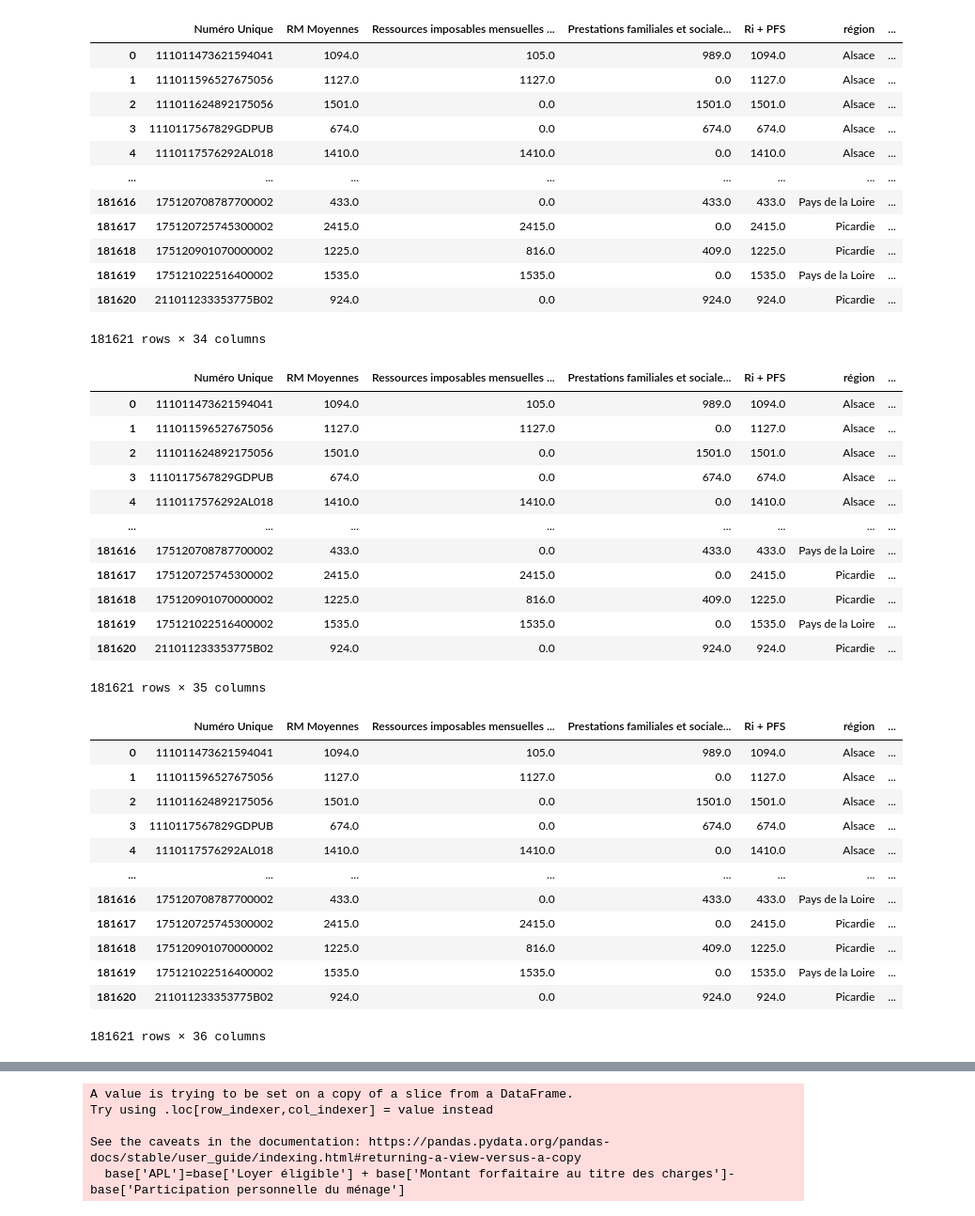
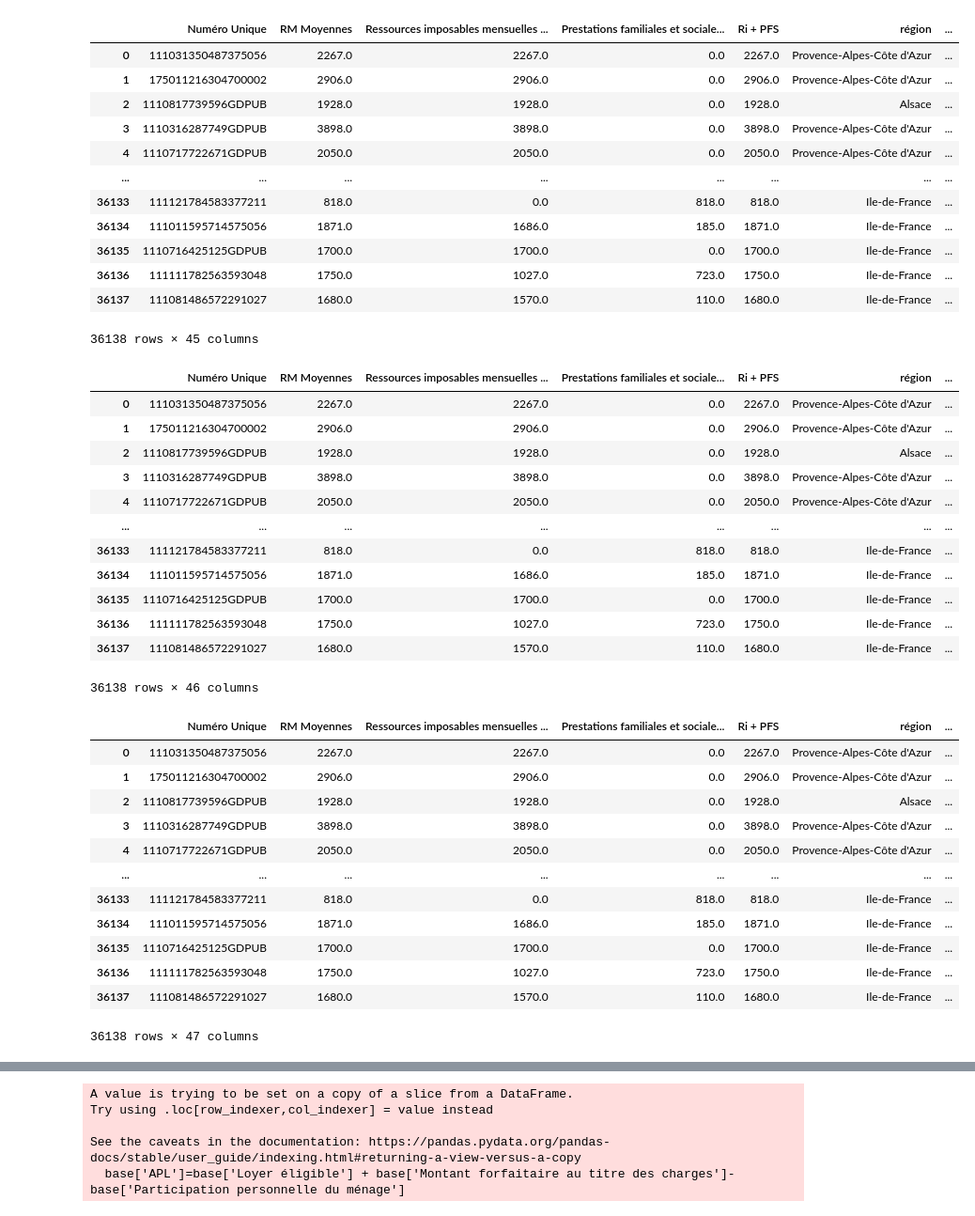
Before and after one commit to cmllbll/Social-Housing-in-France, a Jupyter notebook: Taux effort.ipynb, the cells around one changed output, grey strips where cells are left out. Shown at 94% size. Cells and saved outputs as stored; diff of their text form; code cells hidden in the pictures.

```diff
--- a/Taux effort.ipynb
+++ b/Taux effort.ipynb
@@ -4,7 +4,8 @@ import pandas
 import pandas as pd
 import matplotlib.pyplot as plt
 # %%
-df = pd.read_csv(r'C:\Users\arceb\PycharmProjects\pythonProject/Paris_final.csv', index_col = 0)
+df = pd.read_csv(r'C:\Users\arceb\PycharmProjects\pythonProject/MGP_final.csv', index_col = 0)
+#dfd = pd.read_csv(r'C:\Users\arceb\PycharmProjects\pythonProject/Paris_final.csv', index_col = 0)
 # %%
 df
 # %% [output]
@@ -96,40 +86,40 @@ def plafond_loyer_3(compo_foyer):
 # %%
 df['PL'] = (df['Composition foyer demandeur']).apply(plafond_loyer)
 # %%
-df = a.merge(b, how='outer')
+#df = a.merge(b, how='outer')
 # %%
 df
 # %% [output]
 |  | Numéro Unique | RM Moyennes | Ressources imposables mensuelles ... | Prestations familiales et sociale... | Ri + PFS | région | ... |
-| 0 | 111011473621594041 | 1094.0 | 105.0 | 989.0 | 1094.0 | Alsace | ... |
-| 1 | 111011596527675056 | 1127.0 | 1127.0 | 0.0 | 1127.0 | Alsace | ... |
-| 2 | 111011624892175056 | 1501.0 | 0.0 | 1501.0 | 1501.0 | Alsace | ... |
-| 3 | 1110117567829GDPUB | 674.0 | 0.0 | 674.0 | 674.0 | Alsace | ... |
-| 4 | 1110117576292AL018 | 1410.0 | 1410.0 | 0.0 | 1410.0 | Alsace | ... |
+| 0 | 111031350487375056 | 2267.0 | 2267.0 | 0.0 | 2267.0 | Provence-Alpes-Côte d'Azur | ... |
+| 1 | 175011216304700002 | 2906.0 | 2906.0 | 0.0 | 2906.0 | Provence-Alpes-Côte d'Azur | ... |
+| 2 | 1110817739596GDPUB | 1928.0 | 1928.0 | 0.0 | 1928.0 | Alsace | ... |
+| 3 | 1110316287749GDPUB | 3898.0 | 3898.0 | 0.0 | 3898.0 | Provence-Alpes-Côte d'Azur | ... |
+| 4 | 1110717722671GDPUB | 2050.0 | 2050.0 | 0.0 | 2050.0 | Provence-Alpes-Côte d'Azur | ... |
 | ... | ... | ... | ... | ... | ... | ... | ... |
-| 181616 | 175120708787700002 | 433.0 | 0.0 | 433.0 | 433.0 | Pays de la Loire | ... |
-| 181617 | 175120725745300002 | 2415.0 | 2415.0 | 0.0 | 2415.0 | Picardie | ... |
-| 181618 | 175120901070000002 | 1225.0 | 816.0 | 409.0 | 1225.0 | Picardie | ... |
-| 181619 | 175121022516400002 | 1535.0 | 1535.0 | 0.0 | 1535.0 | Pays de la Loire | ... |
-| 181620 | 211011233353775B02 | 924.0 | 0.0 | 924.0 | 924.0 | Picardie | ... |
+| 36133 | 111121784583377211 | 818.0 | 0.0 | 818.0 | 818.0 | Ile-de-France | ... |
+| 36134 | 111011595714575056 | 1871.0 | 1686.0 | 185.0 | 1871.0 | Ile-de-France | ... |
+| 36135 | 1110716425125GDPUB | 1700.0 | 1700.0 | 0.0 | 1700.0 | Ile-de-France | ... |
+| 36136 | 111111782563593048 | 1750.0 | 1027.0 | 723.0 | 1750.0 | Ile-de-France | ... |
+| 36137 | 111081486572291027 | 1680.0 | 1570.0 | 110.0 | 1680.0 | Ile-de-France | ... |
-181621 rows × 34 columns
+36138 rows × 45 columns
 # %%
-df['L']=df[['Loyer montant mensuel','PL']].min(axis=1)
+df['L']=df[['Montant loyer mensuel du logement attribué\n','PL']].min(axis=1)
 df
 # %% [output]
 |  | Numéro Unique | RM Moyennes | Ressources imposables mensuelles ... | Prestations familiales et sociale... | Ri + PFS | région | ... |
-| 0 | 111011473621594041 | 1094.0 | 105.0 | 989.0 | 1094.0 | Alsace | ... |
-| 1 | 111011596527675056 | 1127.0 | 1127.0 | 0.0 | 1127.0 | Alsace | ... |
-| 2 | 111011624892175056 | 1501.0 | 0.0 | 1501.0 | 1501.0 | Alsace | ... |
-| 3 | 1110117567829GDPUB | 674.0 | 0.0 | 674.0 | 674.0 | Alsace | ... |
-| 4 | 1110117576292AL018 | 1410.0 | 1410.0 | 0.0 | 1410.0 | Alsace | ... |
+| 0 | 111031350487375056 | 2267.0 | 2267.0 | 0.0 | 2267.0 | Provence-Alpes-Côte d'Azur | ... |
+| 1 | 175011216304700002 | 2906.0 | 2906.0 | 0.0 | 2906.0 | Provence-Alpes-Côte d'Azur | ... |
+| 2 | 1110817739596GDPUB | 1928.0 | 1928.0 | 0.0 | 1928.0 | Alsace | ... |
+| 3 | 1110316287749GDPUB | 3898.0 | 3898.0 | 0.0 | 3898.0 | Provence-Alpes-Côte d'Azur | ... |
+| 4 | 1110717722671GDPUB | 2050.0 | 2050.0 | 0.0 | 2050.0 | Provence-Alpes-Côte d'Azur | ... |
 | ... | ... | ... | ... | ... | ... | ... | ... |
-| 181616 | 175120708787700002 | 433.0 | 0.0 | 433.0 | 433.0 | Pays de la Loire | ... |
-| 181617 | 175120725745300002 | 2415.0 | 2415.0 | 0.0 | 2415.0 | Picardie | ... |
-| 181618 | 175120901070000002 | 1225.0 | 816.0 | 409.0 | 1225.0 | Picardie | ... |
-| 181619 | 175121022516400002 | 1535.0 | 1535.0 | 0.0 | 1535.0 | Pays de la Loire | ... |
-| 181620 | 211011233353775B02 | 924.0 | 0.0 | 924.0 | 924.0 | Picardie | ... |
+| 36133 | 111121784583377211 | 818.0 | 0.0 | 818.0 | 818.0 | Ile-de-France | ... |
+| 36134 | 111011595714575056 | 1871.0 | 1686.0 | 185.0 | 1871.0 | Ile-de-France | ... |
+| 36135 | 1110716425125GDPUB | 1700.0 | 1700.0 | 0.0 | 1700.0 | Ile-de-France | ... |
+| 36136 | 111111782563593048 | 1750.0 | 1027.0 | 723.0 | 1750.0 | Ile-de-France | ... |
+| 36137 | 111081486572291027 | 1680.0 | 1570.0 | 110.0 | 1680.0 | Ile-de-France | ... |
-181621 rows × 35 columns
+36138 rows × 46 columns
 # %%
 def charges(compo_foyer):
     if compo_foyer=="Personne seule":
@@ -153,18 +143,18 @@ df['C'] = df['Composition foyer demandeur'].apply(charges)
 df
 # %% [output]
 |  | Numéro Unique | RM Moyennes | Ressources imposables mensuelles ... | Prestations familiales et sociale... | Ri + PFS | région | ... |
-| 0 | 111011473621594041 | 1094.0 | 105.0 | 989.0 | 1094.0 | Alsace | ... |
-| 1 | 111011596527675056 | 1127.0 | 1127.0 | 0.0 | 1127.0 | Alsace | ... |
-| 2 | 111011624892175056 | 1501.0 | 0.0 | 1501.0 | 1501.0 | Alsace | ... |
-| 3 | 1110117567829GDPUB | 674.0 | 0.0 | 674.0 | 674.0 | Alsace | ... |
-| 4 | 1110117576292AL018 | 1410.0 | 1410.0 | 0.0 | 1410.0 | Alsace | ... |
+| 0 | 111031350487375056 | 2267.0 | 2267.0 | 0.0 | 2267.0 | Provence-Alpes-Côte d'Azur | ... |
+| 1 | 175011216304700002 | 2906.0 | 2906.0 | 0.0 | 2906.0 | Provence-Alpes-Côte d'Azur | ... |
+| 2 | 1110817739596GDPUB | 1928.0 | 1928.0 | 0.0 | 1928.0 | Alsace | ... |
+| 3 | 1110316287749GDPUB | 3898.0 | 3898.0 | 0.0 | 3898.0 | Provence-Alpes-Côte d'Azur | ... |
+| 4 | 1110717722671GDPUB | 2050.0 | 2050.0 | 0.0 | 2050.0 | Provence-Alpes-Côte d'Azur | ... |
 | ... | ... | ... | ... | ... | ... | ... | ... |
-| 181616 | 175120708787700002 | 433.0 | 0.0 | 433.0 | 433.0 | Pays de la Loire | ... |
-| 181617 | 175120725745300002 | 2415.0 | 2415.0 | 0.0 | 2415.0 | Picardie | ... |
-| 181618 | 175120901070000002 | 1225.0 | 816.0 | 409.0 | 1225.0 | Picardie | ... |
-| 181619 | 175121022516400002 | 1535.0 | 1535.0 | 0.0 | 1535.0 | Pays de la Loire | ... |
-| 181620 | 211011233353775B02 | 924.0 | 0.0 | 924.0 | 924.0 | Picardie | ... |
+| 36133 | 111121784583377211 | 818.0 | 0.0 | 818.0 | 818.0 | Ile-de-France | ... |
+| 36134 | 111011595714575056 | 1871.0 | 1686.0 | 185.0 | 1871.0 | Ile-de-France | ... |
+| 36135 | 1110716425125GDPUB | 1700.0 | 1700.0 | 0.0 | 1700.0 | Ile-de-France | ... |
+| 36136 | 111111782563593048 | 1750.0 | 1027.0 | 723.0 | 1750.0 | Ile-de-France | ... |
+| 36137 | 111081486572291027 | 1680.0 | 1570.0 | 110.0 | 1680.0 | Ile-de-France | ... |
-181621 rows × 36 columns
+36138 rows × 47 columns
 # %%
 df['P1']=3.4
 df['P2']=4
```
Also changed, not shown: parts of 17 cells of this notebook, 2 other files.
